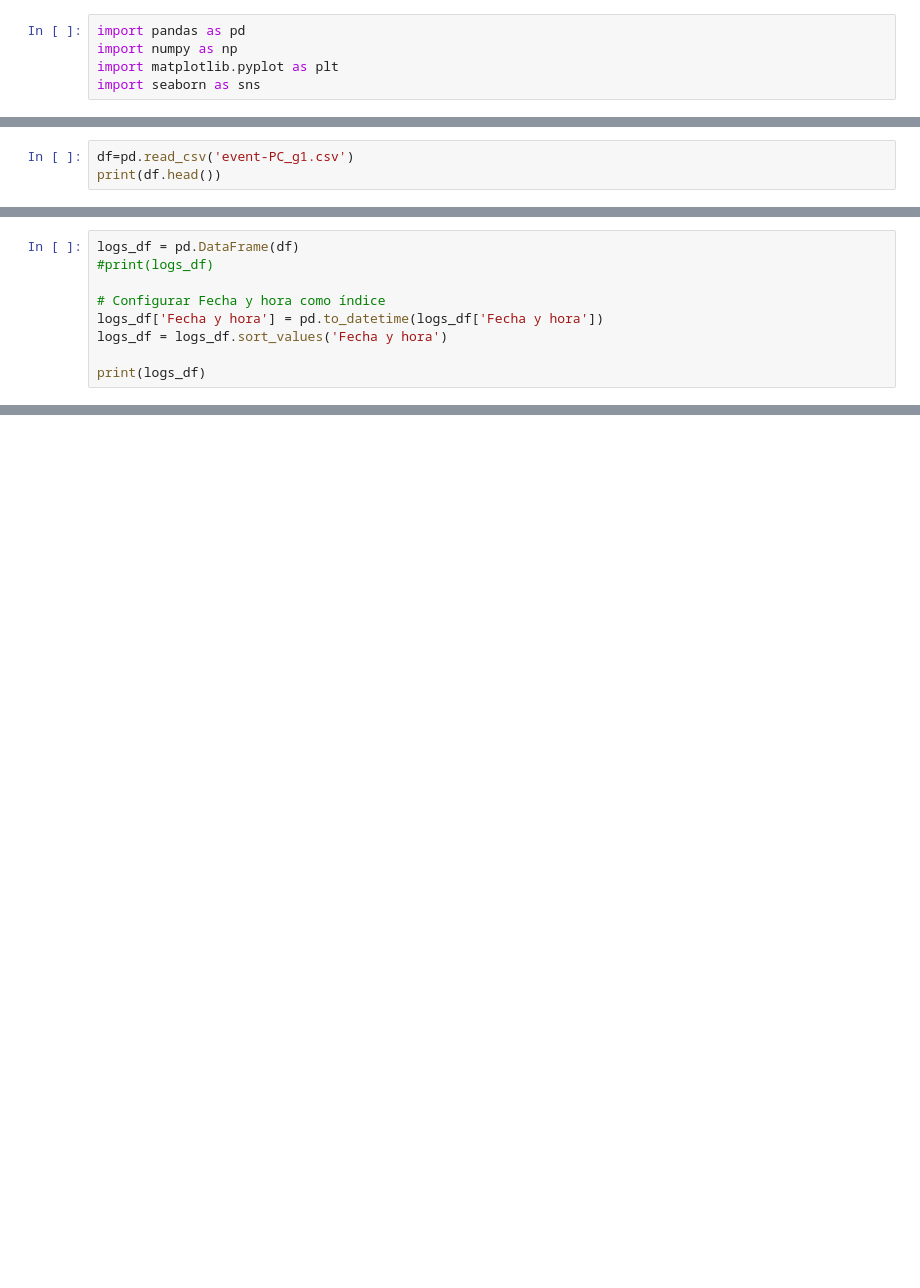
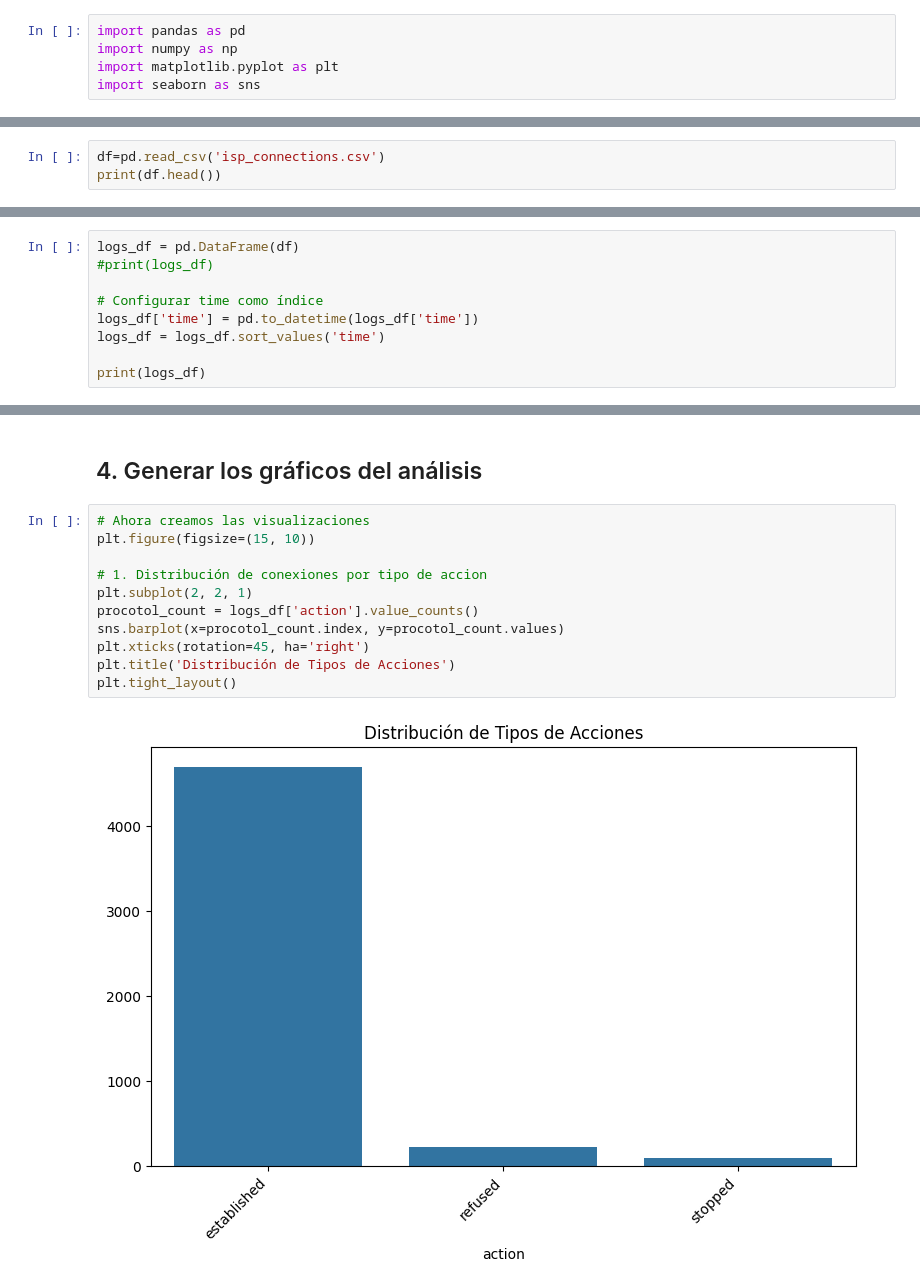
Before and after one commit to jonavarretequ/tarea3_grupo1, a Jupyter notebook: ejercicio_propio.ipynb, the cells around one changed output, grey strips where cells are left out. Cells and saved outputs as stored; diff of their text form; blank space fills up the shorter version.

```diff
--- a/ejercicio_propio.ipynb
+++ b/ejercicio_propio.ipynb
@@ -14,4 +17,4 @@ import seaborn as sns
 # %%
-df=pd.read_csv('event-PC_g1.csv')
+df=pd.read_csv('isp_connections.csv')
 print(df.head())
 # %% [output]
@@ -39,9 +37,9 @@ print(df.head())
 logs_df = pd.DataFrame(df)
 #print(logs_df)
 
-# Configurar Fecha y hora como índice
-logs_df['Fecha y hora'] = pd.to_datetime(logs_df['Fecha y hora'])
-logs_df = logs_df.sort_values('Fecha y hora')
+# Configurar time como índice
+logs_df['time'] = pd.to_datetime(logs_df['time'])
+logs_df = logs_df.sort_values('time')
 
 print(logs_df)
 # %% [output]
@@ -64,0 +63,15 @@ print(logs_df)
+# %% [markdown]
+## 4. Generar los gráficos del análisis
+# %%
+# Ahora creamos las visualizaciones
+plt.figure(figsize=(15, 10))
+
+# 1. Distribución de conexiones por tipo de accion
+plt.subplot(2, 2, 1)
+procotol_count = logs_df['action'].value_counts()
+sns.barplot(x=procotol_count.index, y=procotol_count.values)
+plt.xticks(rotation=45, ha='right')
+plt.title('Distribución de Tipos de Acciones')
+plt.tight_layout()
+# %% [output]
+[figure, added]
```
Also changed, not shown: parts of 11 cells of this notebook, 6 other files.
